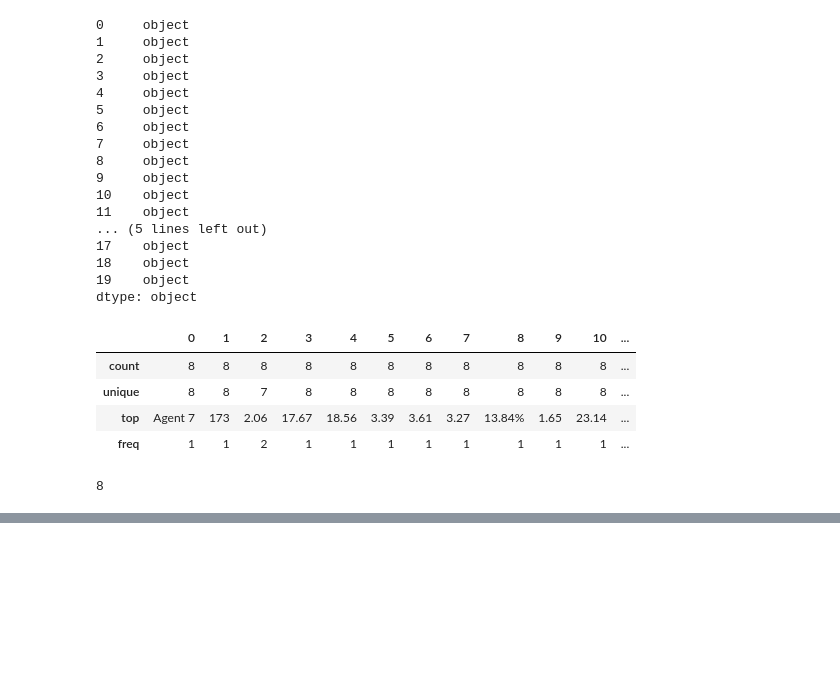
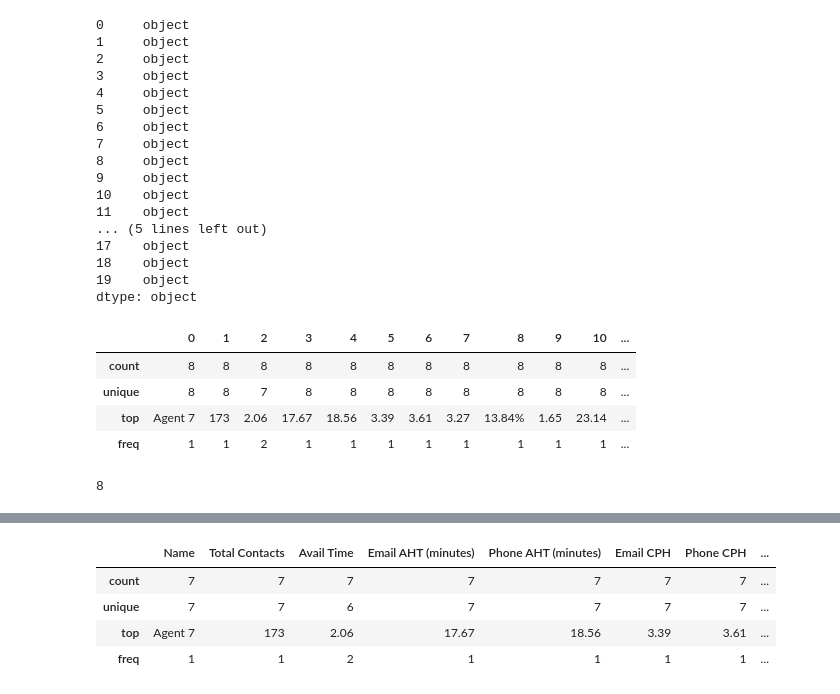
Before and after one commit to krish-source/My-project-soruce1, a Jupyter notebook: ReadDataFromGSheets.ipynb, the cells around one changed output, grey strips where cells are left out. Cells and saved outputs as stored; diff of their text form; code cells hidden in the pictures; blank space fills up the shorter version.

```diff
--- a/ReadDataFromGSheets.ipynb
+++ b/ReadDataFromGSheets.ipynb
@@ -84,0 +123,8 @@ df_gsheets.fillna(0)
+# %%
+df_gsheets.describe()
+# %% [output]
+|  | Name | Total Contacts | Avail Time | Email AHT (minutes) | Phone AHT (minutes) | Email CPH | Phone CPH | ... |
+| count | 7 | 7 | 7 | 7 | 7 | 7 | 7 | ... |
+| unique | 7 | 7 | 6 | 7 | 7 | 7 | 7 | ... |
+| top | Agent 7 | 173 | 2.06 | 17.67 | 18.56 | 3.39 | 3.61 | ... |
+| freq | 1 | 1 | 2 | 1 | 1 | 1 | 1 | ... |
```
Also changed, not shown: parts of 22 cells of this notebook.
